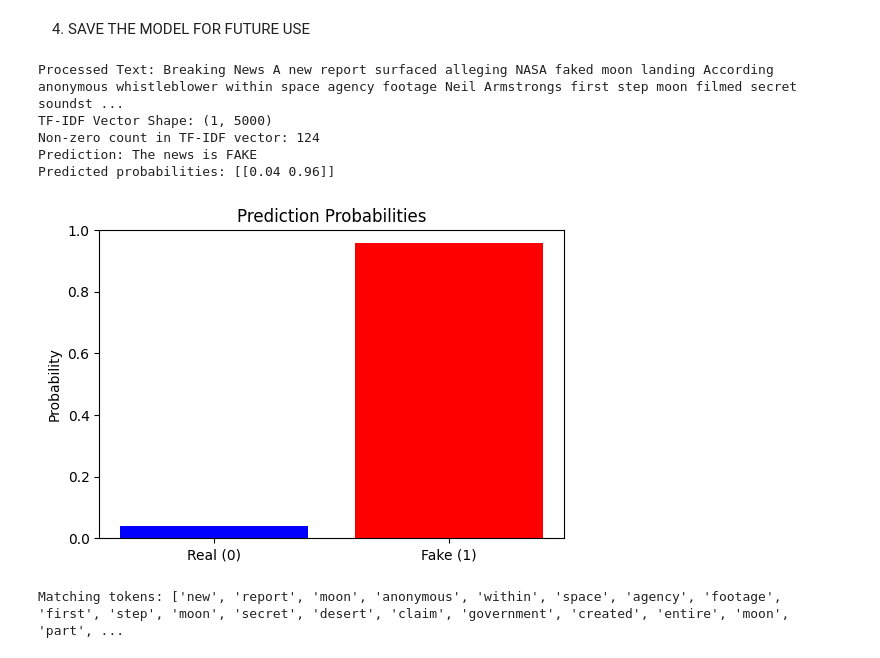
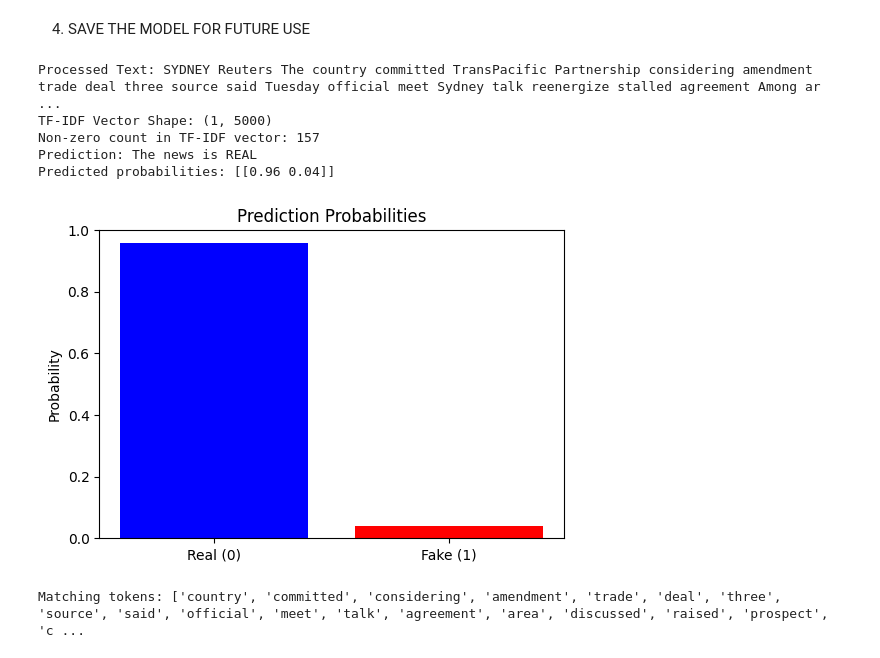
Before and after one commit to vishalpatel2023/Fake-News-Detection, a Jupyter notebook: notebooks/03_Modeling.ipynb, the cells around one changed output. Cells and saved outputs as stored; diff of their text form; code cells hidden in the pictures.

```diff
--- a/notebooks/03_Modeling.ipynb
+++ b/notebooks/03_Modeling.ipynb
@@ -342,7 +351,7 @@ def preprocess_input(text):
     text = lemmatize_text(text)
     return text
 
-#test case 1
+#test case 1 (fake)
 # test_texts = [
 #     """Breaking News: A new report has surfaced alleging that NASA faked the moon landing in 1969. According to an anonymous whistleblower from within the space agency, the footage of Neil Armstrong’s first steps on the moon was filmed on a secret soundstage in the Nevada desert. The whistleblower claims that the U.S. government created the entire moon landing as part of a Cold War propaganda campaign to beat the Soviet Union.
 
@@ -353,74 +362,74 @@ def preprocess_input(text):
 #     Critics of the theory argue that the evidence presented by the whistleblower and conspiracy theorists is based on misinterpretation of scientific facts and photographic inconsistencies that can be explained by the conditions of space travel. Despite this, some media outlets continue to report on the growing controversy, giving more airtime to the conspiracy theorists, even though NASA and independent researchers have repeatedly debunked the claims. The controversy raises questions about the role of media in spreading misinformation and how unverified claims can gain credibility among certain groups of people."""
 # ]
 
-#test case 2
+#test case 2 (real)
 # test_texts = [
 #     """LONDON (Reuters) - LexisNexis, a provider of legal, regulatory and business information, said on Tuesday it had withdrawn two products from the Chinese market in March this year after it was asked to remove some content. The issue of academic freedom in China hit the headlines this week after the leading British academic publisher, Cambridge University Press, said it had complied with a request to block online access to some scholarly articles in China. It later reversed its position.
 
 #     Earlier this year LexisNexis Business Insight Solutions in China was asked to remove some content from its database, LexisNexis said in a statement. In March 2017, the company withdrew two products (Nexis and LexisNexis Academic) from the Chinese market. LexisNexis is owned by information group Relx."""
 # ]
 
-#test case 3
+#test case 3 (real)
+test_texts = [
+    """SYDNEY (Reuters) - The 11 countries committed to the Trans-Pacific Partnership are considering amendments to the trade deal, three sources said on Tuesday, as officials meet in Sydney for talks to re-energize the stalled agreement. Among the areas being discussed, Vietnam has raised the prospect of changes to labor rights and intellectual property (IP) provisions in the original pact, one source familiar with the talks told Reuters. Vietnam had been one of the countries expected to enjoy the biggest economic benefits from TPP through greater access to U.S. markets. However, the original 12-member TPP, which aims to cut trade barriers in some of Asia's fastest-growing economies, was thrown into limbo in January when U.S. President Trump withdrew from the agreement. Trump's move fulfilled a campaign pledge to put 'America first' - a policy that aimed to bring manufacturing jobs back to the United States.
+
+    Although the remaining members have publicly said they remain committed to the deal, implementation of the agreement linking 11 countries with a combined GDP of $12.4 trillion has stalled - raising fears that other countries will follow the U.S. lead and withdraw. Eager to keep all members onboard, representatives from the remaining countries are considering changes to the original TPP deal, three sources familiar with the talks said. 'We're all open to evaluating what we can do and what viable alternatives there may be,' Edgar Vasquez, Peru's deputy trade minister, told Reuters.
+
+    While no agreement is expected at the end of the three-day meeting, Vietnam's desire to shelve the IP provisions around pharmaceutical data is likely to win broad support, with Japanese and New Zealand officials also indicating their support for the change, two other sources said. The original TPP agreement was seen as particularly onerous on Vietnam, which would be forced to make significant reforms, analysts said. 'There's not much sense to agree to provisions they don't really want, such as stronger monopolies on medicines, if they are not going to get access to the U.S. market,' said Patricia Ranald, research associate, University of Sydney. The original TPP offered an eight-year window before competitors can have access to proprietary pharmaceutical data, which critics said would impede the development of cheap generics.
+
+    Potential amendments, however, require delicate positioning. While Trump has said he will not change his mind on TPP, the remaining members are hopeful a future U.S. president will commit to the agreement, a cornerstone of former President Barack Obama's pivot to Asia. But analysts said wholesale changes, while ensuring the support of smaller members, would repel the United States. 'The more you change the agreement, it is going to be harder to get the U.S. to sign on when it is ready to,' said Shiro Armstrong, research fellow at the Crawford School of Economics in Canberra."""
+]
+
+#test case 4 (real news)
 # test_texts = [
-#     """SYDNEY (Reuters) - The 11 countries committed to the Trans-Pacific Partnership are considering amendments to the trade deal, three sources said on Tuesday, as officials meet in Sydney for talks to re-energize the stalled agreement. Among the areas being discussed, Vietnam has raised the prospect of changes to labor rights and intellectual property (IP) provisions in the original pact, one source familiar with the talks told Reuters. Vietnam had been one of the countries expected to enjoy the biggest economic benefits from TPP through greater access to U.S. markets. However, the original 12-member TPP, which aims to cut trade barriers in some of Asia's fastest-growing economies, was thrown into limbo in January when U.S. President Trump withdrew from the agreement. Trump's move fulfilled a campaign pledge to put 'America first' - a policy that aimed to bring manufacturing jobs back to the United States.
+#     """NEW YORK (Reuters) - A groundbreaking report has revealed that the world's most prominent tech companies, including Apple, Google, and Microsoft, are secretly working on developing a new form of artificial intelligence that could predict the future. According to an anonymous source within one of the companies involved, the project, known as "FutureSight," is said to be designed to analyze vast amounts of data to generate detailed predictions about global events, from political upheavals to natural disasters.
 
-#     Although the remaining members have publicly said they remain committed to the deal, implementation of the agreement linking 11 countries with a combined GDP of $12.4 trillion has stalled - raising fears that other countries will follow the U.S. lead and withdraw. Eager to keep all members onboard, representatives from the remaining countries are considering changes to the original TPP deal, three sources familiar with the talks said. 'We're all open to evaluating what we can do and what viable alternatives there may be,' Edgar Vasquez, Peru's deputy trade minister, told Reuters.
+#     The source claims that the AI system uses advanced machine learning algorithms and access to classified information from governments and global intelligence agencies to make its forecasts. The project, which is rumored to be in its final stages, is believed to have the potential to revolutionize industries by providing businesses with unprecedented insights into market trends, consumer behavior, and even political elections.
 
-#     While no agreement is expected at the end of the three-day meeting, Vietnam's desire to shelve the IP provisions around pharmaceutical data is likely to win broad support, with Japanese and New Zealand officials also indicating their support for the change, two other sources said. The original TPP agreement was seen as particularly onerous on Vietnam, which would be forced to make significant reforms, analysts said. 'There's not much sense to agree to provisions they don't really want, such as stronger monopolies on medicines, if they are not going to get access to the U.S. market,' said Patricia Ranald, research associate, University of Sydney. The original TPP offered an eight-year window before competitors can have access to proprietary pharmaceutical data, which critics said would impede the development of cheap generics.
+#     Critics of the project argue that the ethical implications of such an AI system could be devastating. "If this technology falls into the wrong hands, it could be used to manipulate public opinion, sway elections, or even cause widespread panic," said Dr. Emily Larson, a leading expert in AI ethics. "The potential for abuse is enormous."
 
-#     Potential amendments, however, require delicate positioning. While Trump has said he will not change his mind on TPP, the remaining members are hopeful a future U.S. president will commit to the agreement, a cornerstone of former President Barack Obama's pivot to Asia. But analysts said wholesale changes, while ensuring the support of smaller members, would repel the United States. 'The more you change the agreement, it is going to be harder to get the U.S. to sign on when it is ready to,' said Shiro Armstrong, research fellow at the Crawford School of Economics in Canberra."""
+#     Despite the growing concerns, many investors are excited about the prospects of "FutureSight." The AI's ability to predict economic downturns or market booms could allow companies to stay ahead of the competition and make decisions with near-perfect foresight. A leaked internal memo from one of the companies involved suggests that they are already preparing to roll out the technology to select corporate clients by the end of this year.
+
+#     While the tech giants have refused to comment on the details of the project, some sources close to the companies claim that they are already in talks with world governments to integrate the system into national security frameworks. "This is not just about business," one insider said. "It's about reshaping the future itself."
+
+#     However, several international bodies, including the United Nations, have called for greater transparency and regulation of such advanced AI systems. They have warned that the unregulated use of predictive AI could destabilize economies and create a dangerous imbalance of power. "If this technology is left unchecked, it could be the end of privacy as we know it," said a UN representative in a recent statement. The world now watches closely as the project nears its completion, with many wondering whether humanity is ready for such a powerful tool."""
 # ]
-
-#test case 4
-test_texts = [
-    """NEW YORK (Reuters) - A groundbreaking report has revealed that the world's most prominent tech companies, including Apple, Google, and Microsoft, are secretly working on developing a new form of artificial intelligence that could predict the future. According to an anonymous source within one of the companies involved, the project, known as "FutureSight," is said to be designed to analyze vast amounts of data to generate detailed predictions about global events, from political upheavals to natural disasters.
-
-    The source claims that the AI system uses advanced machine learning algorithms and access to classified information from governments and global intelligence agencies to make its forecasts. The project, which is rumored to be in its final stages, is believed to have the potential to revolutionize industries by providing businesses with unprecedented insights into market trends, consumer behavior, and even political elections.
-
-    Critics of the project argue that the ethical implications of such an AI system could be devastating. "If this technology falls into the wrong hands, it could be used to manipulate public opinion, sway elections, or even cause widespread panic," said Dr. Emily Larson, a leading expert in AI ethics. "The potential for abuse is enormous."
-
-    Despite the growing concerns, many investors are excited about the prospects of "FutureSight." The AI's ability to predict economic downturns or market booms could allow companies to stay ahead of the competition and make decisions with near-perfect foresight. A leaked internal memo from one of the companies involved suggests that they are already preparing to roll out the technology to select corporate clients by the end of this year.
-
-    While the tech giants have refused to comment on the details of the project, some sources close to the companies claim that they are already in talks with world governments to integrate the system into national security frameworks. "This is not just about business," one insider said. "It's about reshaping the future itself."
-
-    However, several international bodies, including the United Nations, have called for greater transparency and regulation of such advanced AI systems. They have warned that the unregulated use of predictive AI could destabilize economies and create a dangerous imbalance of power. "If this technology is left unchecked, it could be the end of privacy as we know it," said a UN representative in a recent statement. The world now watches closely as the project nears its completion, with many wondering whether humanity is ready for such a powerful tool."""
-]
 
 
 
 for text in test_texts:
     processed_text = preprocess_input(text)
     print(f"Processed Text: {processed_text}")
 
     # Transform the processed text using the same TF-IDF vectorizer
     input_tfidf = tfidf_vectorizer.transform([processed_text])
 
     print(f"TF-IDF Vector Shape: {input_tfidf.shape}")
     print(f"Non-zero count in TF-IDF vector: {input_tfidf.nnz}")
 
     # Use best_model exclusively for prediction
     predicted_prob = best_model.predict_proba(input_tfidf)
     prediction_label = "FAKE" if predicted_prob[0][1] > 0.5 else "REAL"
 
     print(f"Prediction: The news is {prediction_label}")
     print(f"Predicted probabilities: {predicted_prob}\n")
 
     # Visualize predicted probabilities as a bar chart
     classes = ["Real (0)", "Fake (1)"]
     plt.figure(figsize=(6, 4))
     plt.bar(classes, predicted_prob[0], color=["blue", "red"])
     plt.ylabel("Probability")
     plt.title("Prediction Probabilities")
     plt.ylim([0, 1])
     plt.show()
 tokens = processed_text.split()
 matching_tokens = [token for token in tokens if token in tfidf_vectorizer.get_feature_names_out()]
 print("Matching tokens:", matching_tokens)
 # %% [output]
-Processed Text: Breaking News A new report surfaced alleging NASA faked moon landing According anonymous whistleblower within space agency footage Neil Armstrongs first step moon filmed secret soundst ...
+Processed Text: SYDNEY Reuters The country committed TransPacific Partnership considering amendment trade deal three source said Tuesday official meet Sydney talk reenergize stalled agreement Among ar ...
 TF-IDF Vector Shape: (1, 5000)
-Non-zero count in TF-IDF vector: 124
-Prediction: The news is FAKE
-Predicted probabilities: [[0.04 0.96]]
+Non-zero count in TF-IDF vector: 157
+Prediction: The news is REAL
+Predicted probabilities: [[0.96 0.04]]
-[figure, old version]
+[figure, new version]
-Matching tokens: ['new', 'report', 'moon', 'anonymous', 'within', 'space', 'agency', 'footage', 'first', 'step', 'moon', 'secret', 'desert', 'claim', 'government', 'created', 'entire', 'moon', 'part', ...
+Matching tokens: ['country', 'committed', 'considering', 'amendment', 'trade', 'deal', 'three', 'source', 'said', 'official', 'meet', 'talk', 'agreement', 'area', 'discussed', 'raised', 'prospect', 'c ...
```
Also changed, not shown: parts of 4 cells of this notebook, 19 other files.
